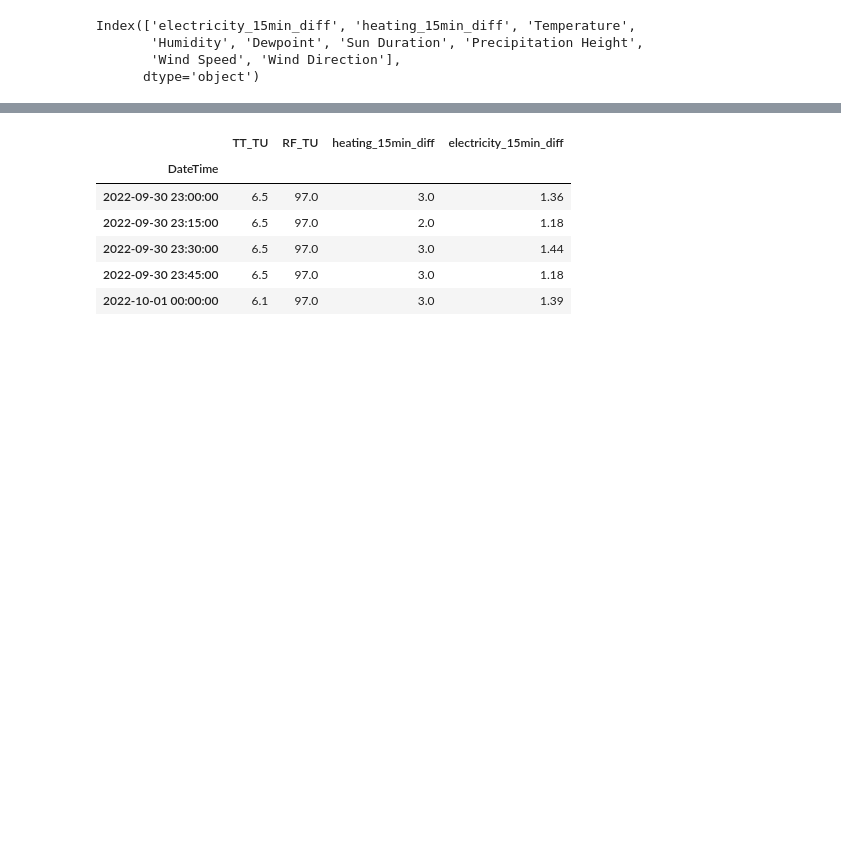
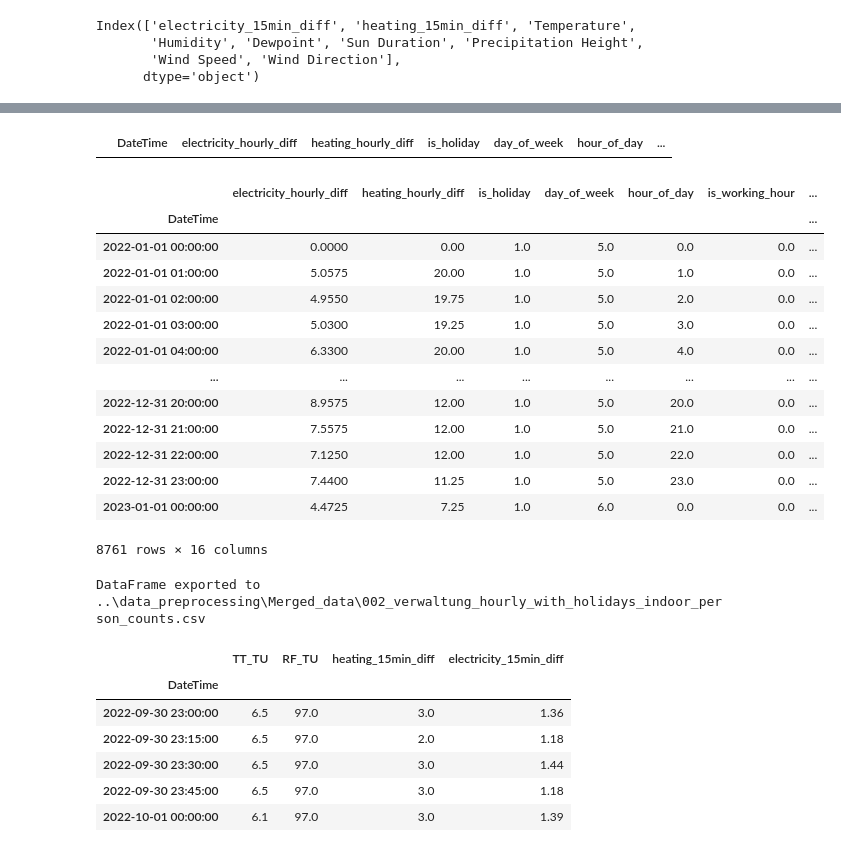
Before and after one commit to Albertyao1993/ECM_Prediction, a Jupyter notebook: EDA/Merge_data_demo.ipynb, the cells around one changed output, grey strips where cells are left out. Drawn from its saved outputs; the diff is of its cells as text; code cells hidden in the pictures; blank space fills up the shorter version.

```diff
--- a/EDA/Merge_data_demo.ipynb
+++ b/EDA/Merge_data_demo.ipynb
@@ -181,0 +292,2 @@ plt.show()
+# %%
+df_hourly = pd.read_csv('../data_preprocessing/Processed_data/002_verwaltung_hourly_with_holidays_counrs_person.csv')
@@ -182,3 +310,53 @@ plt.show()
+# %%
+df_hourly_merged_indoor_features = df_hourly.merge(df_weather, on='DateTime', how='left')
+df_hourly_merged_indoor_features.fillna(method='ffill', inplace=True)
+# %%
+# List rows with NaN values in df_hourly_merged_indoor_features
+nan_rows = df_hourly_merged_indoor_features[df_hourly_merged_indoor_features.isna().any(axis=1)]
+
+# Display the rows with NaN values
+nan_rows
+# %% [output]
+|  | DateTime | electricity_hourly_diff | heating_hourly_diff | is_holiday | day_of_week | hour_of_day | ... |
+# %%
+df_hourly_merged_indoor_features.set_index('DateTime', inplace=True)
+# %%
+# Add the indoor temperature column
+df_hourly_merged_indoor_features['indoor_temperature'] = np.where(df_hourly_merged_indoor_features['is_working_hour'], 22, df_hourly_merged_indoor_features['Temperature'])
+
+# Add the difference column
+df_hourly_merged_indoor_features['temperature_difference'] = df_hourly_merged_indoor_features['indoor_temperature'] - df_hourly_merged_indoor_features['Temperature']
+# %%
+df_hourly_merged_indoor_features
+# %% [output]
+|  | electricity_hourly_diff | heating_hourly_diff | is_holiday | day_of_week | hour_of_day | is_working_hour | ... |
+| DateTime |  |  |  |  |  |  | ... |
+| 2022-01-01 00:00:00 | 0.0000 | 0.00 | 1.0 | 5.0 | 0.0 | 0.0 | ... |
+| 2022-01-01 01:00:00 | 5.0575 | 20.00 | 1.0 | 5.0 | 1.0 | 0.0 | ... |
+| 2022-01-01 02:00:00 | 4.9550 | 19.75 | 1.0 | 5.0 | 2.0 | 0.0 | ... |
+| 2022-01-01 03:00:00 | 5.0300 | 19.25 | 1.0 | 5.0 | 3.0 | 0.0 | ... |
+| 2022-01-01 04:00:00 | 6.3300 | 20.00 | 1.0 | 5.0 | 4.0 | 0.0 | ... |
+| ... | ... | ... | ... | ... | ... | ... | ... |
+| 2022-12-31 20:00:00 | 8.9575 | 12.00 | 1.0 | 5.0 | 20.0 | 0.0 | ... |
+| 2022-12-31 21:00:00 | 7.5575 | 12.00 | 1.0 | 5.0 | 21.0 | 0.0 | ... |
+| 2022-12-31 22:00:00 | 7.1250 | 12.00 | 1.0 | 5.0 | 22.0 | 0.0 | ... |
+| 2022-12-31 23:00:00 | 7.4400 | 11.25 | 1.0 | 5.0 | 23.0 | 0.0 | ... |
+| 2023-01-01 00:00:00 | 4.4725 | 7.25 | 1.0 | 6.0 | 0.0 | 0.0 | ... |
+8761 rows × 16 columns
+# %%
+# Define the output folder and file path
+output_folder = '..\\data_preprocessing\\Merged_data'
+output_file = os.path.join(output_folder, '002_verwaltung_hourly_with_holidays_indoor_person_counts.csv')
+
+# Create the folder if it doesn't exist
+os.makedirs(output_folder, exist_ok=True)
+
+# Export the DataFrame to a CSV file
+df_hourly_merged_indoor_features.to_csv(output_file)
+
+print(f"DataFrame exported to {output_file}")
+# %% [output]
+DataFrame exported to ..\data_preprocessing\Merged_data\002_verwaltung_hourly_with_holidays_indoor_person_counts.csv
 # %%
 # df['DateTime'] = pd.to_datetime(df['DateTime'], format='%Y-%m-%d %H:%M:%S')
 # df.set_index('DateTime', inplace=True)
```
Also changed, not shown: parts of 17 cells of this notebook, 15 other files.
